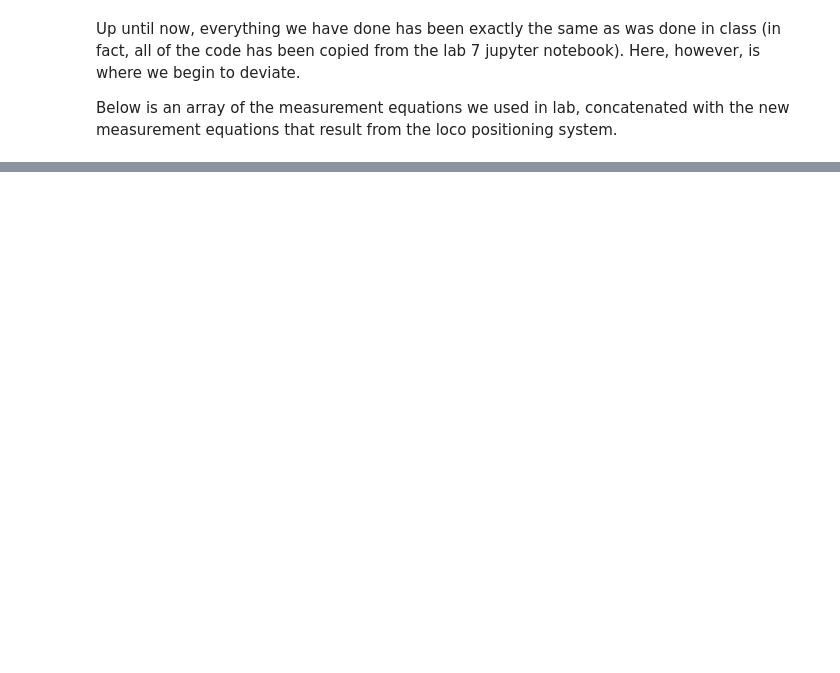
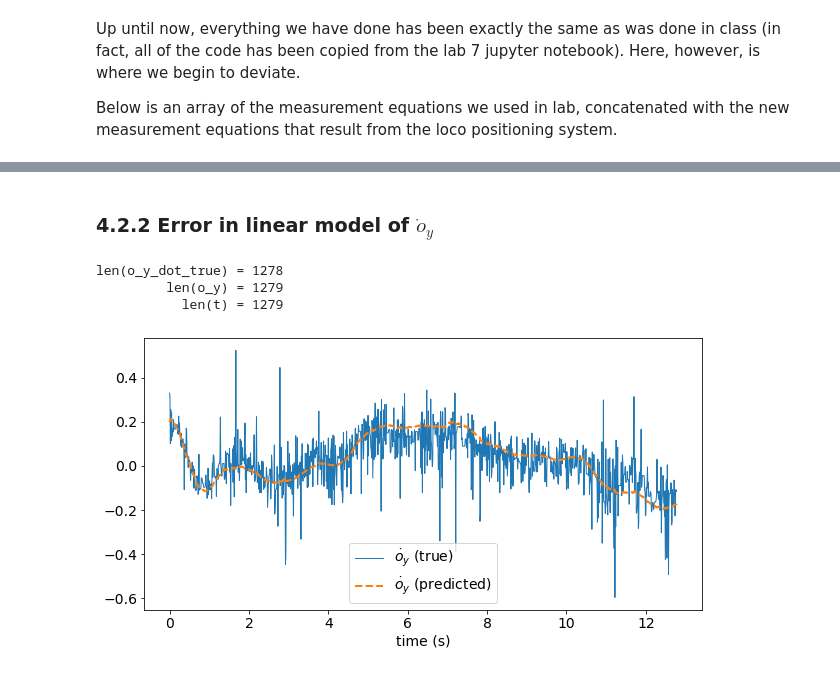
Before and after one commit to dmccann3/AE483_SearchRescue, a Jupyter notebook: analysis.ipynb, the cells around one changed output, grey strips where cells are left out. Drawn from its saved outputs; the diff is of its cells as text; code cells hidden in the pictures; blank space fills up the shorter version.

```diff
--- a/analysis.ipynb
+++ b/analysis.ipynb
@@ -703,0 +650,26 @@ f_z = -0.01530678f * (o_z - o_z_des) -0.03620873f * v_z + 0.41937750f;
+# %% [markdown]
+### 4.2.2 Error in linear model of $\dot{o}_y$
+# %%
+o_y_dot_true = (o_y[1:] - o_y[:-1]) / dt
+
+print(f'len(o_y_dot_true) = {len(o_y_dot_true)}')
+print(f'         len(o_y) = {len(o_y)}')
+print(f'           len(t) = {len(t)}')
+
+o_y_dot_predicted = v_y
+
+plt.figure(figsize=(10, 5))
+plt.plot(t[:-1], o_y_dot_true, label='$\dot{o}_y$ (true)', linewidth=1)
+plt.plot(t, o_y_dot_predicted, '--', label='$\dot{o}_y$ (predicted)', linewidth=2)
+plt.legend(fontsize=14)
+plt.xticks(fontsize=14)
+plt.yticks(fontsize=14)
+plt.xlabel('time (s)', fontsize=14)
+plt.show()
+
+o_y_dot_err = o_y_dot_predicted[:-1] - o_y_dot_true
+# %% [output]
+len(o_y_dot_true) = 1278
+         len(o_y) = 1279
+           len(t) = 1279
+[figure, added]
```
Also changed, not shown: parts of 219 cells of this notebook, 3 other files.
